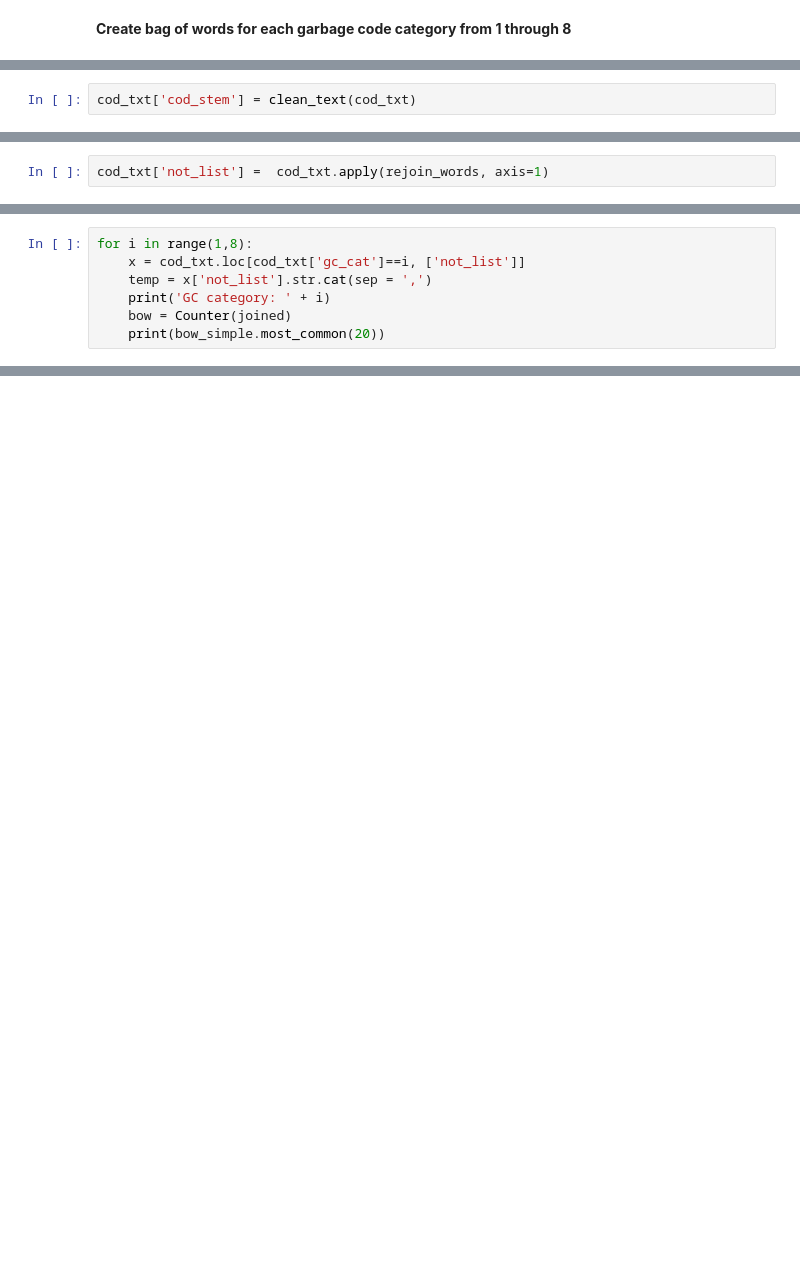
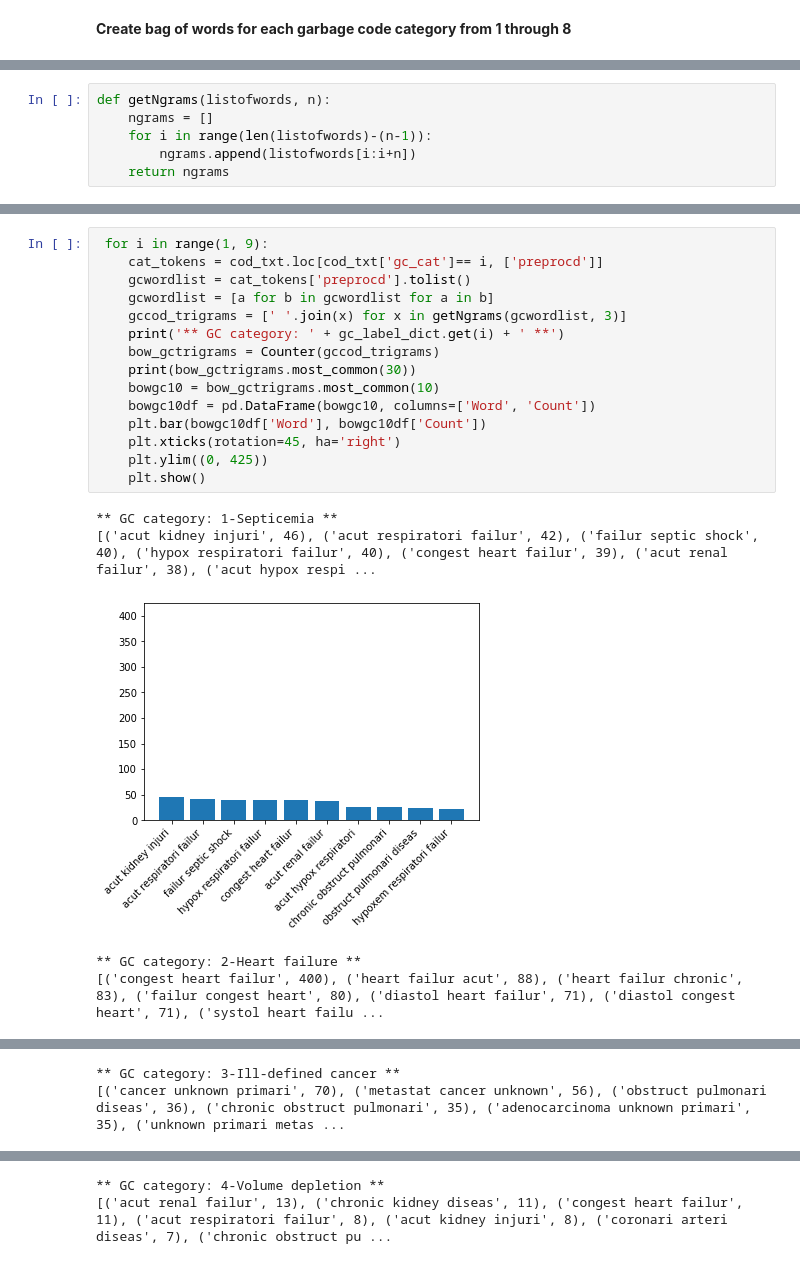
Before and after one commit to mbg9700/Springboard_DSCareer, a Jupyter notebook: prep_data.ipynb, the cells around one changed output, grey strips where cells are left out. Cells and saved outputs as stored; diff of their text form; blank space fills up the shorter version.

```diff
--- a/prep_data.ipynb
+++ b/prep_data.ipynb
@@ -401,2 +547,0 @@ def clean_text(df):
-# %%
-cod_txt['cod_stem'] = clean_text(cod_txt)
@@ -417,2 +547,0 @@ def rejoin_words(df):
-# %%
-cod_txt['not_list'] =  cod_txt.apply(rejoin_words, axis=1)
@@ -428,7 +547,0 @@ cod_txt.head()
-# %%
-for i in range(1,8):
-    x = cod_txt.loc[cod_txt['gc_cat']==i, ['not_list']]
-    temp = x['not_list'].str.cat(sep = ',')
-    print('GC category: ' + i)
-    bow = Counter(joined)
-    print(bow_simple.most_common(20))
@@ -436,0 +550,6 @@ TypeError: can only concatenate str (not "int") to str
+# %%
+def getNgrams(listofwords, n):
+    ngrams = []
+    for i in range(len(listofwords)-(n-1)):
+        ngrams.append(listofwords[i:i+n])
+    return ngrams
@@ -436,0 +602,21 @@ TypeError: can only concatenate str (not "int") to str
+# %%
+ for i in range(1, 9):
+    cat_tokens = cod_txt.loc[cod_txt['gc_cat']== i, ['preprocd']]
+    gcwordlist = cat_tokens['preprocd'].tolist()
+    gcwordlist = [a for b in gcwordlist for a in b]
+    gccod_trigrams = [' '.join(x) for x in getNgrams(gcwordlist, 3)]
+    print('** GC category: ' + gc_label_dict.get(i) + ' **')
+    bow_gctrigrams = Counter(gccod_trigrams)
+    print(bow_gctrigrams.most_common(30))
+    bowgc10 = bow_gctrigrams.most_common(10)
+    bowgc10df = pd.DataFrame(bowgc10, columns=['Word', 'Count'])
+    plt.bar(bowgc10df['Word'], bowgc10df['Count'])
+    plt.xticks(rotation=45, ha='right')
+    plt.ylim((0, 425))
+    plt.show()
+# %% [output]
+** GC category: 1-Septicemia **
+[('acut kidney injuri', 46), ('acut respiratori failur', 42), ('failur septic shock', 40), ('hypox respiratori failur', 40), ('congest heart failur', 39), ('acut renal failur', 38), ('acut hypox respi ...
+[figure, added]
+** GC category: 2-Heart failure **
+[('congest heart failur', 400), ('heart failur acut', 88), ('heart failur chronic', 83), ('failur congest heart', 80), ('diastol heart failur', 71), ('diastol congest heart', 71), ('systol heart failu ...
@@ -436,0 +624,2 @@ TypeError: can only concatenate str (not "int") to str
+** GC category: 3-Ill-defined cancer **
+[('cancer unknown primari', 70), ('metastat cancer unknown', 56), ('obstruct pulmonari diseas', 36), ('chronic obstruct pulmonari', 35), ('adenocarcinoma unknown primari', 35), ('unknown primari metas ...
@@ -436,0 +627,2 @@ TypeError: can only concatenate str (not "int") to str
+** GC category: 4-Volume depletion **
+[('acut renal failur', 13), ('chronic kidney diseas', 11), ('congest heart failur', 11), ('acut respiratori failur', 8), ('acut kidney injuri', 8), ('coronari arteri diseas', 7), ('chronic obstruct pu ...
```
Also changed, not shown: parts of 39 cells of this notebook.
